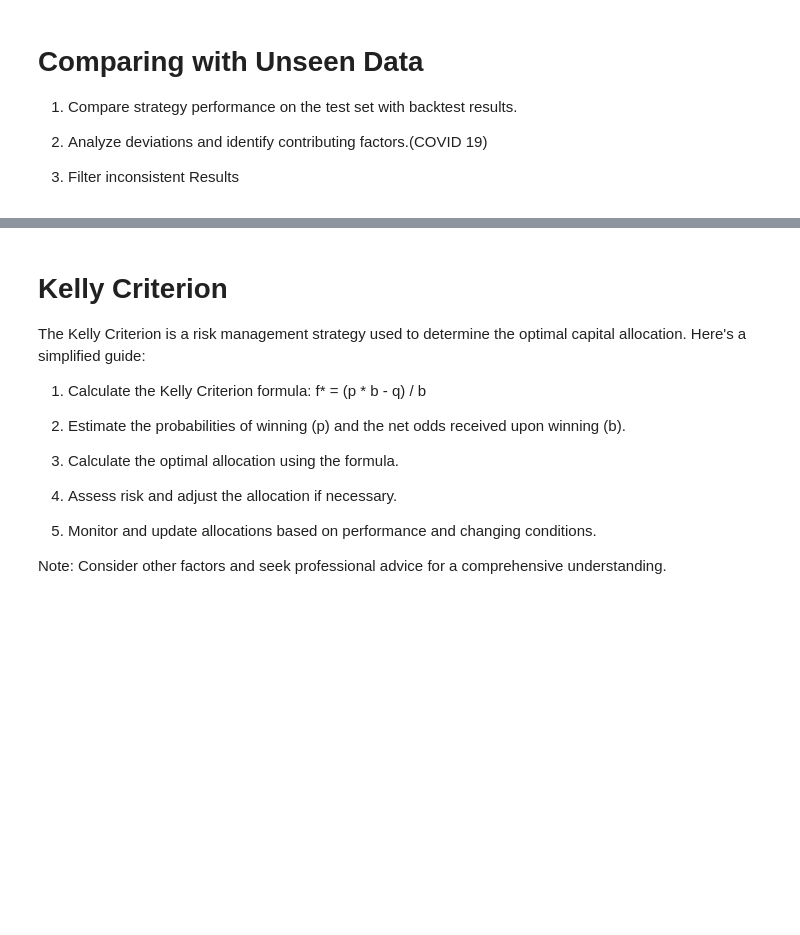
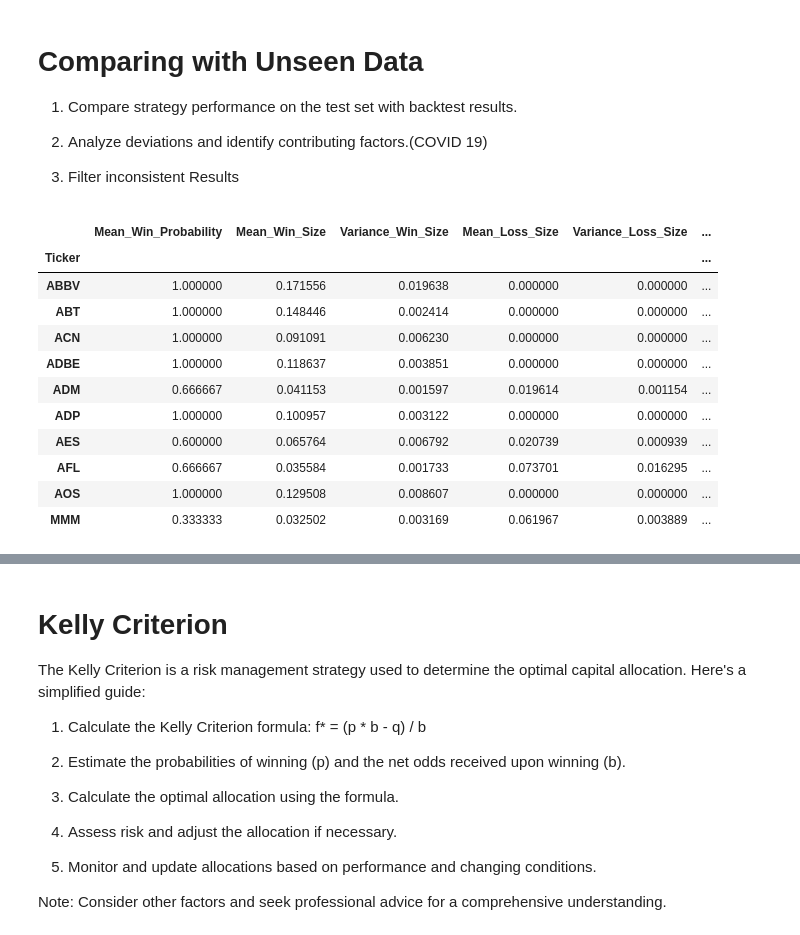
Before and after one commit to AlgoETS/Kelly_RM, a Jupyter notebook: sandbox/Main strategy.ipynb, the cells around one changed output, grey strips where cells are left out. Cells and saved outputs as stored; diff of their text form; code cells hidden in the pictures; blank space fills up the shorter version.

```diff
--- a/sandbox/Main strategy.ipynb
+++ b/sandbox/Main strategy.ipynb
@@ -263,3 +269,80 @@ ecart_type_max_odd = 0.1
 2. Analyze deviations and identify contributing factors.(COVID 19)
 
 3. Filter inconsistent Results
+# %%
+df_result = []
+
+for data in df_unseen:
+    bt = Backtest(data, strat[0], cash=10_000, commission=0.002)
+    stats = bt.run()
+
+    # Create a dictionary to store both trade statistics and ticker
+    result_dict = {
+        'Stats': stats['_trades'],
+        'Ticker': data['Ticker'][0]  # Assuming 'Ticker' is a constant for each DataFrame
+    }
+
+    df_result.append(result_dict)
+
+# Now you can access the 'Stats' field from the first entry in the list
+trades = df_result[0]['Stats']
+# %%
+
+# Initialize a DataFrame to store statistics by ticker
+stats_df = pd.DataFrame()
+
+# Loop through df_result to calculate and store statistics by ticker
+for result in df_result:
+    trades = result['Stats']
+    ticker = result['Ticker']
+
+    # Calculate win_probability, win_size, and loss_size for each trade
+    trades['Win_Probability'] = (trades['ReturnPct'] > 0).astype(int)  # 1 for win, 0 for loss
+    trades['Win_Size'] = np.where(trades['Win_Probability'] == 1, trades['ReturnPct'], 0)
+    trades['Loss_Size'] = np.where(trades['Win_Probability'] == 0, -trades['ReturnPct'], 0)
+
+    # Append the current ticker to the DataFrame
+    trades['Ticker'] = ticker
+    trades['Number_of_Trade'] = len(trades)
+    # Append the statistics for the current ticker to the DataFrame
+    stats_df = stats_df.append(trades)
+
+# Calculate the expected win rate (probability)
+expected_win_rate = 0.5  # You can change this to your desired value
+
+# Group by ticker and calculate mean and variance
+ticker_stats_unseen = stats_df.groupby('Ticker').agg(
+    Mean_Win_Probability=pd.NamedAgg(column='Win_Probability', aggfunc='mean'),
+    Mean_Win_Size=pd.NamedAgg(column='Win_Size', aggfunc='mean'),
+    Variance_Win_Size=pd.NamedAgg(column='Win_Size', aggfunc='var'),
+    Mean_Loss_Size=pd.NamedAgg(column='Loss_Size', aggfunc='mean'),
+    Variance_Loss_Size=pd.NamedAgg(column='Loss_Size', aggfunc='var'),
+    Number_of_Trade=pd.NamedAgg(column='Number_of_Trade', aggfunc='mean')
+)
+
+# Calculate p-values for Variance_Win_Probability using the binomial test
+p_values = []
+for ticker in ticker_stats_unseen.index:
+    observed_mean = ticker_stats_unseen.loc[ticker, 'Mean_Win_Probability']
+    num_trades = ticker_stats.loc[ticker, 'Number_of_Trade']
+    p_value = sta.binom_test(observed_mean * num_trades, num_trades, p=expected_win_rate, alternative='two-sided')
+    p_values.append(p_value)
+
+# Add the p-values to the DataFrame
+ticker_stats_unseen['Win_Probability_P_Value'] = p_values
+
+# Print the updated results
+display(ticker_stats)
+# %% [output]
+|  | Mean_Win_Probability | Mean_Win_Size | Variance_Win_Size | Mean_Loss_Size | Variance_Loss_Size | ... |
+| Ticker |  |  |  |  |  | ... |
+| ABBV | 1.000000 | 0.171556 | 0.019638 | 0.000000 | 0.000000 | ... |
+| ABT | 1.000000 | 0.148446 | 0.002414 | 0.000000 | 0.000000 | ... |
+| ACN | 1.000000 | 0.091091 | 0.006230 | 0.000000 | 0.000000 | ... |
+| ADBE | 1.000000 | 0.118637 | 0.003851 | 0.000000 | 0.000000 | ... |
+| ADM | 0.666667 | 0.041153 | 0.001597 | 0.019614 | 0.001154 | ... |
+| ADP | 1.000000 | 0.100957 | 0.003122 | 0.000000 | 0.000000 | ... |
+| AES | 0.600000 | 0.065764 | 0.006792 | 0.020739 | 0.000939 | ... |
+| AFL | 0.666667 | 0.035584 | 0.001733 | 0.073701 | 0.016295 | ... |
+| AOS | 1.000000 | 0.129508 | 0.008607 | 0.000000 | 0.000000 | ... |
+| MMM | 0.333333 | 0.032502 | 0.003169 | 0.061967 | 0.003889 | ... |
```
Also changed, not shown: parts of 14 cells of this notebook, 3 other files.
